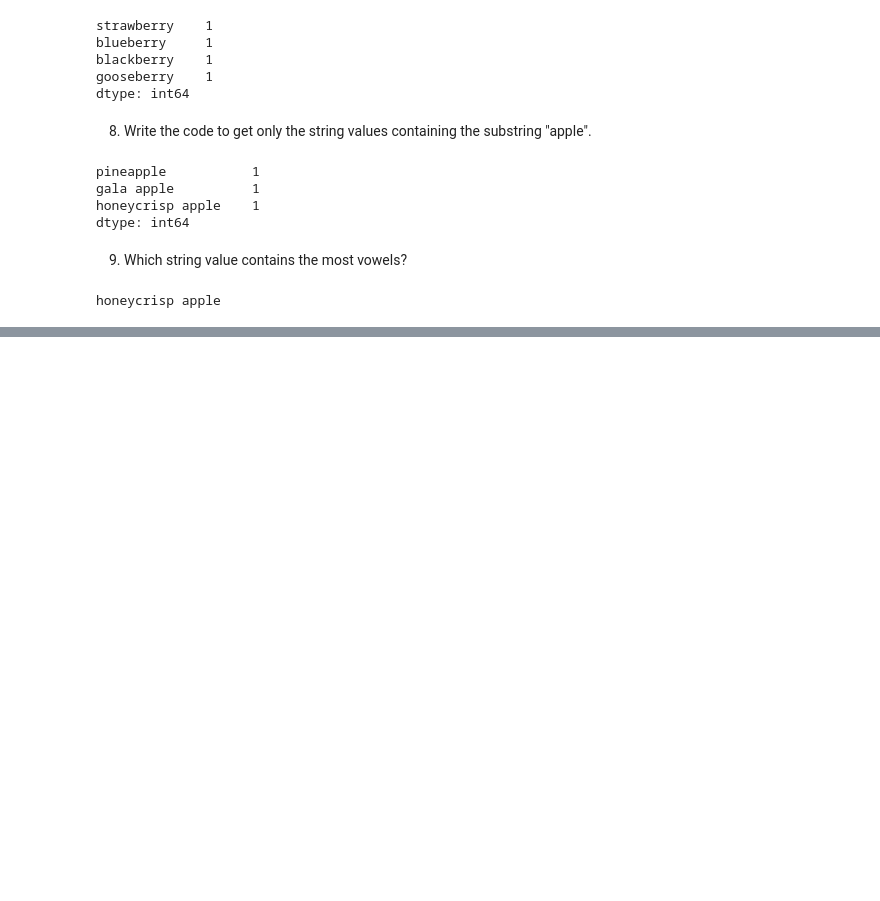
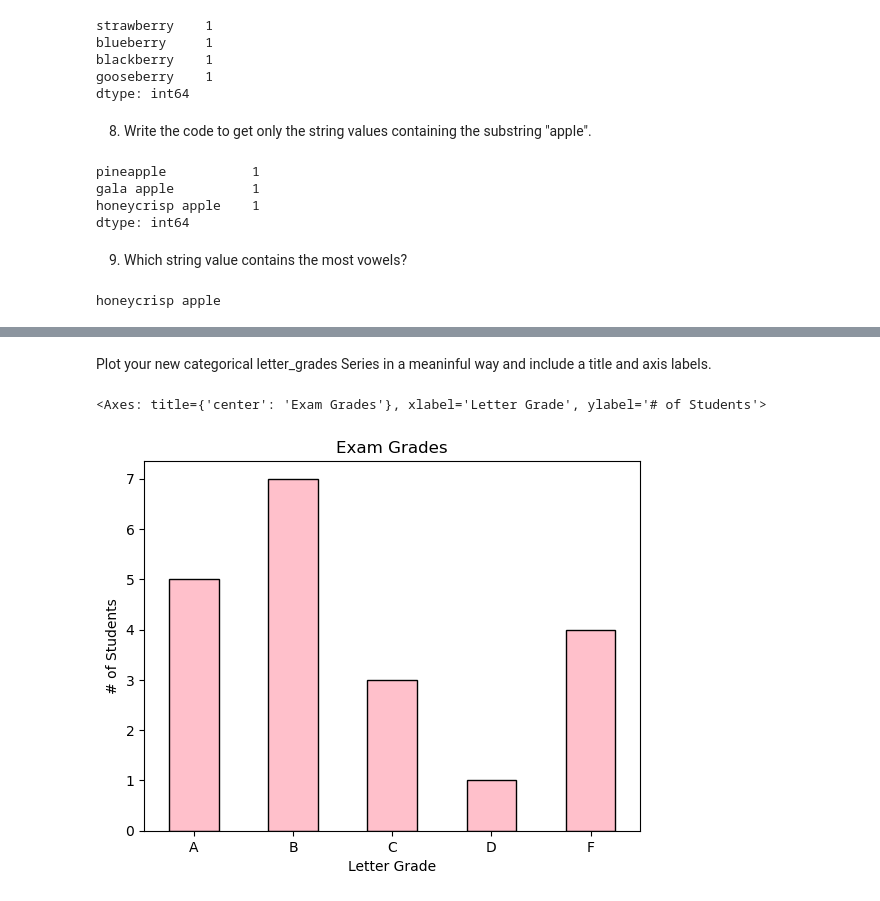
Before and after one commit to annie-carter/numpy-pandas-visualization-exercises, a Jupyter notebook: pandas_series.ipynb, the cells around one changed output, grey strips where cells are left out. Drawn from its saved outputs; the diff is of its cells as text; code cells hidden in the pictures; blank space fills up the shorter version.

```diff
--- a/pandas_series.ipynb
+++ b/pandas_series.ipynb
@@ -290,0 +576,3 @@ honeycrisp apple
+# %%
+grading_curve = exam_scores + ( 100 - exam_scores.max() )
+print(grading_curve)
@@ -290,0 +599,16 @@ honeycrisp apple
+# %%
+def letter_grades(num):
+    if num >= 90:
+        return 'A'
+    elif num >= 80:
+        return 'B'
+    elif num >= 75:
+        return 'C'
+    elif num >= 70:
+        return 'D'
+    else:
+        return 'F'
+
+letter_grades = grading_curve.apply(letter_grades)
+
+print(letter_grades)
@@ -290,0 +633,12 @@ honeycrisp apple
+# %% [markdown]
+Plot your new categorical letter_grades Series in a meaninful way and include a title and axis labels.
+# %%
+letter_grades.value_counts().sort_index().plot.bar(color='pink',
+                                                     edgecolor='black',
+                                                     rot = 0,
+                                                     xlabel = 'Letter Grade',
+                                                     ylabel = '# of Students',
+                                                     title = 'Exam Grades')
+# %% [output]
+<Axes: title={'center': 'Exam Grades'}, xlabel='Letter Grade', ylabel='# of Students'>
+[figure, added]
```
Also changed, not shown: parts of 47 cells of this notebook.
